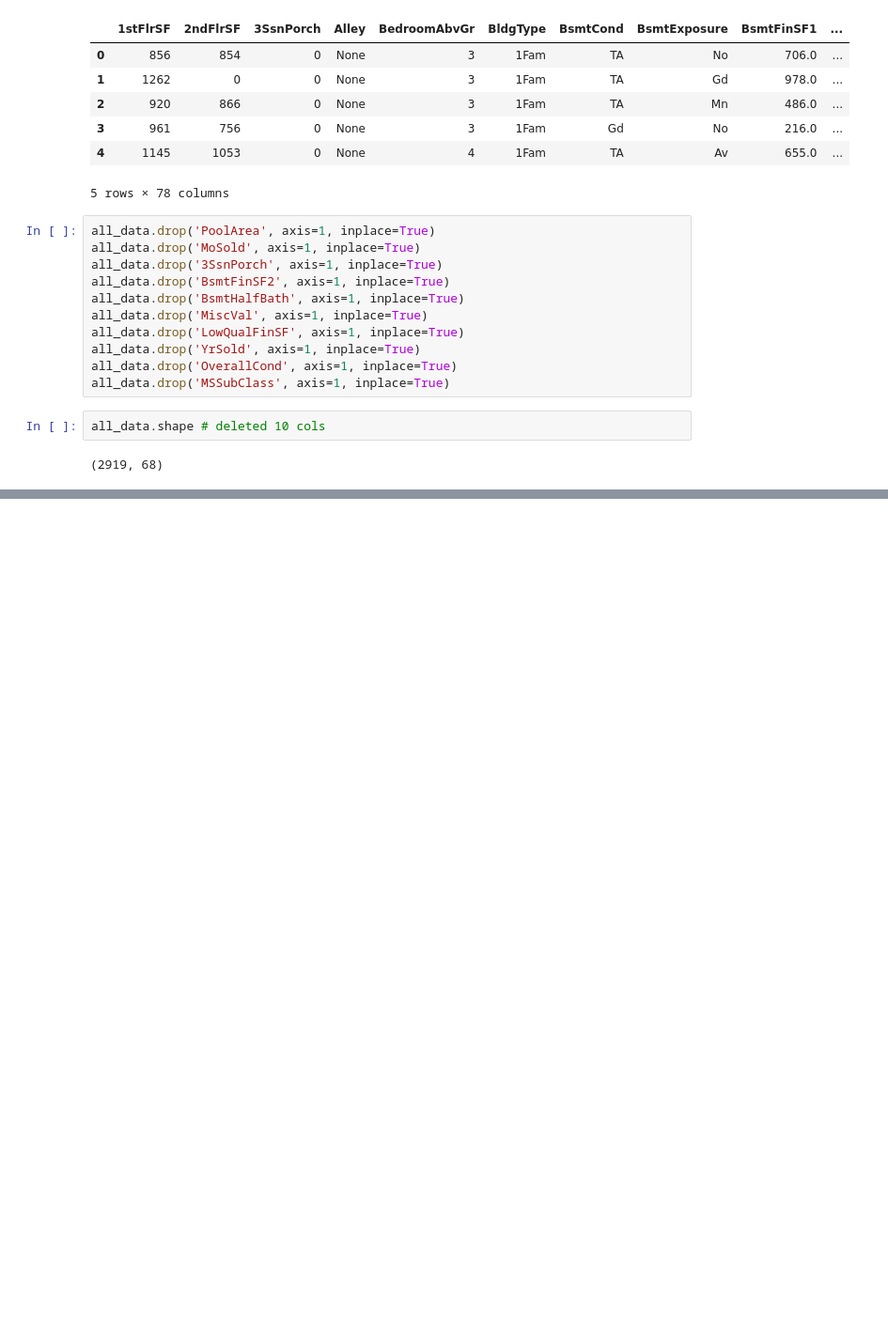
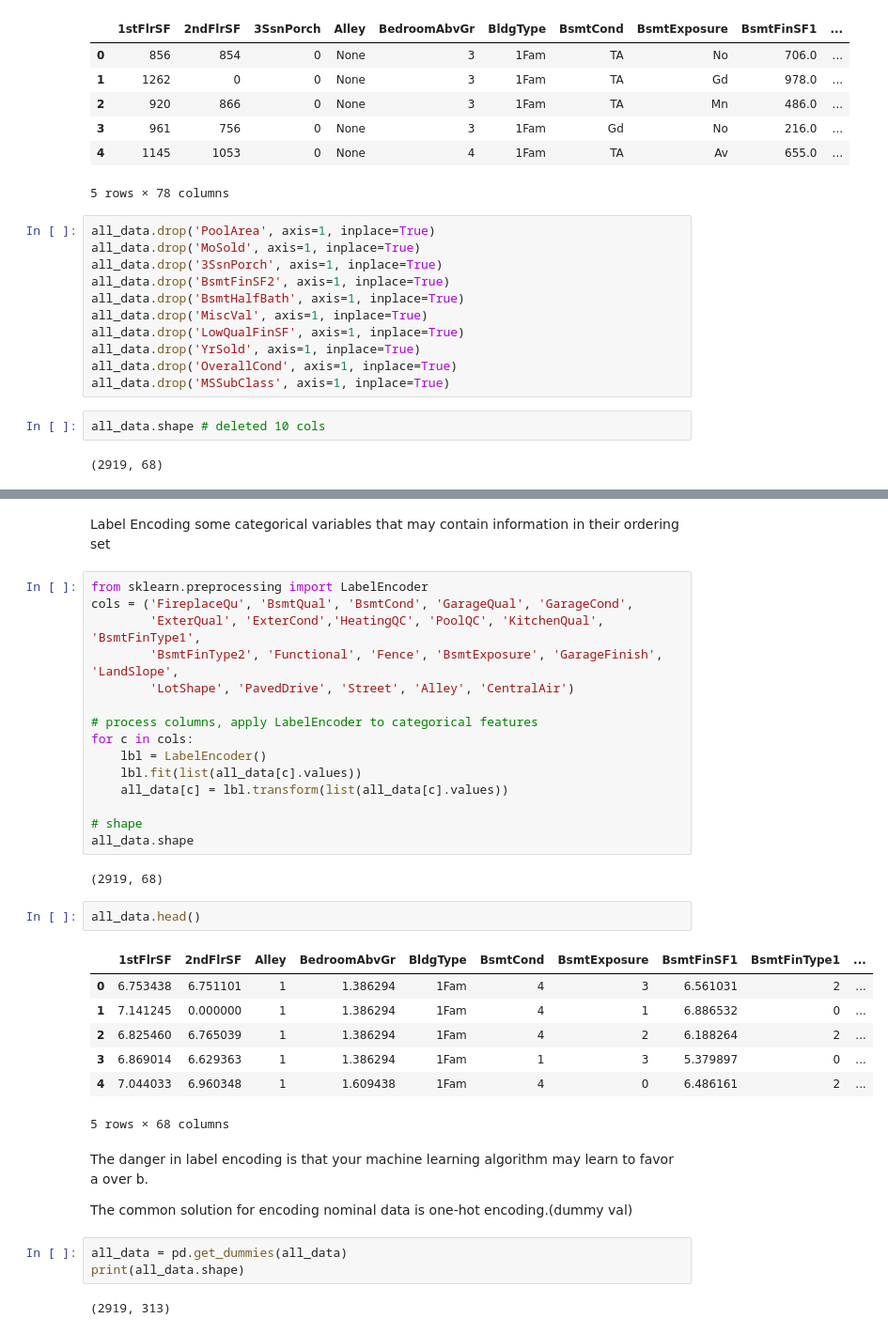
Before and after one commit to joyoon729/kaggles, a Jupyter notebook: house-prices-advanced-regression-techniques/__main__.ipynb, the cells around one changed output, grey strips where cells are left out. Shown: that part at 94% size. Saved outputs shown, nothing was run; the diff lists cells and outputs as text; blank space fills up the shorter version.

```diff
--- a/house-prices-advanced-regression-techniques/__main__.ipynb
+++ b/house-prices-advanced-regression-techniques/__main__.ipynb
@@ -728,0 +841,38 @@ all_data.shape # deleted 10 cols
+# %% [markdown]
+Label Encoding some categorical variables that may contain information in their ordering set
+# %%
+from sklearn.preprocessing import LabelEncoder
+cols = ('FireplaceQu', 'BsmtQual', 'BsmtCond', 'GarageQual', 'GarageCond',
+        'ExterQual', 'ExterCond','HeatingQC', 'PoolQC', 'KitchenQual', 'BsmtFinType1',
+        'BsmtFinType2', 'Functional', 'Fence', 'BsmtExposure', 'GarageFinish', 'LandSlope',
+        'LotShape', 'PavedDrive', 'Street', 'Alley', 'CentralAir')
+
+# process columns, apply LabelEncoder to categorical features
+for c in cols:
+    lbl = LabelEncoder()
+    lbl.fit(list(all_data[c].values))
+    all_data[c] = lbl.transform(list(all_data[c].values))
+
+# shape
+all_data.shape
+# %% [output]
+(2919, 68)
+# %%
+all_data.head()
+# %% [output]
+|  | 1stFlrSF | 2ndFlrSF | Alley | BedroomAbvGr | BldgType | BsmtCond | BsmtExposure | BsmtFinSF1 | BsmtFinType1 | ... |
+| 0 | 6.753438 | 6.751101 | 1 | 1.386294 | 1Fam | 4 | 3 | 6.561031 | 2 | ... |
+| 1 | 7.141245 | 0.000000 | 1 | 1.386294 | 1Fam | 4 | 1 | 6.886532 | 0 | ... |
+| 2 | 6.825460 | 6.765039 | 1 | 1.386294 | 1Fam | 4 | 2 | 6.188264 | 2 | ... |
+| 3 | 6.869014 | 6.629363 | 1 | 1.386294 | 1Fam | 1 | 3 | 5.379897 | 0 | ... |
+| 4 | 7.044033 | 6.960348 | 1 | 1.609438 | 1Fam | 4 | 0 | 6.486161 | 2 | ... |
+5 rows × 68 columns
+# %% [markdown]
+The danger in label encoding is that your machine learning algorithm may learn to favor a over b.
+
+The common solution for encoding nominal data is one-hot encoding.(dummy val)
+# %%
+all_data = pd.get_dummies(all_data)
+print(all_data.shape)
+# %% [output]
+(2919, 313)
```
Also changed, not shown: parts of 34 cells of this notebook.
